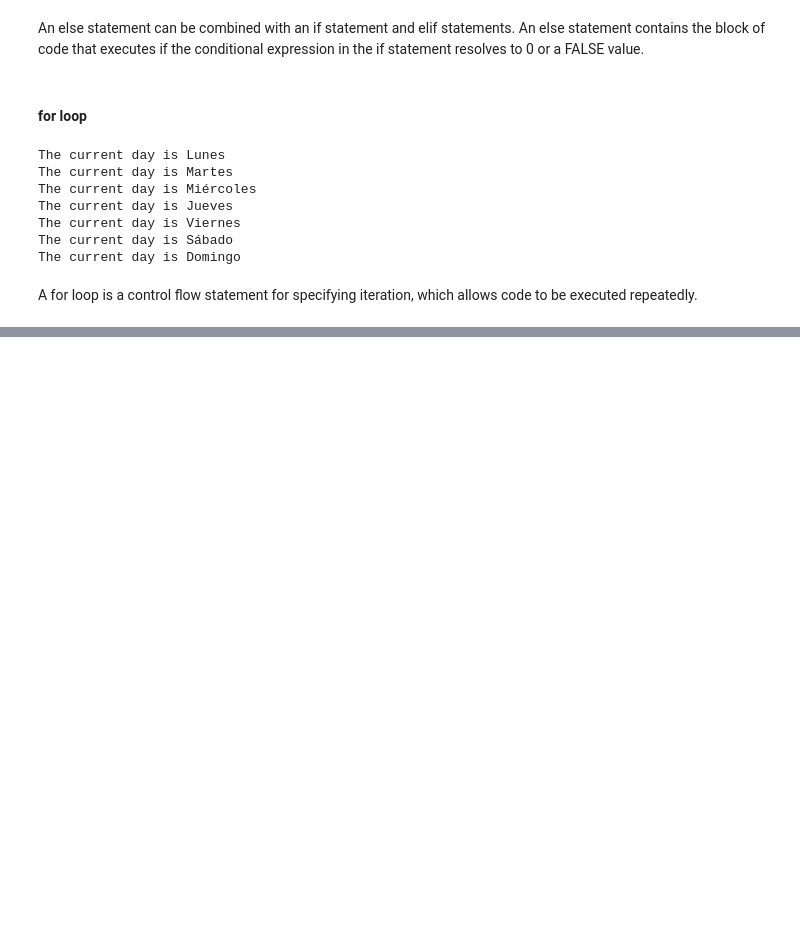
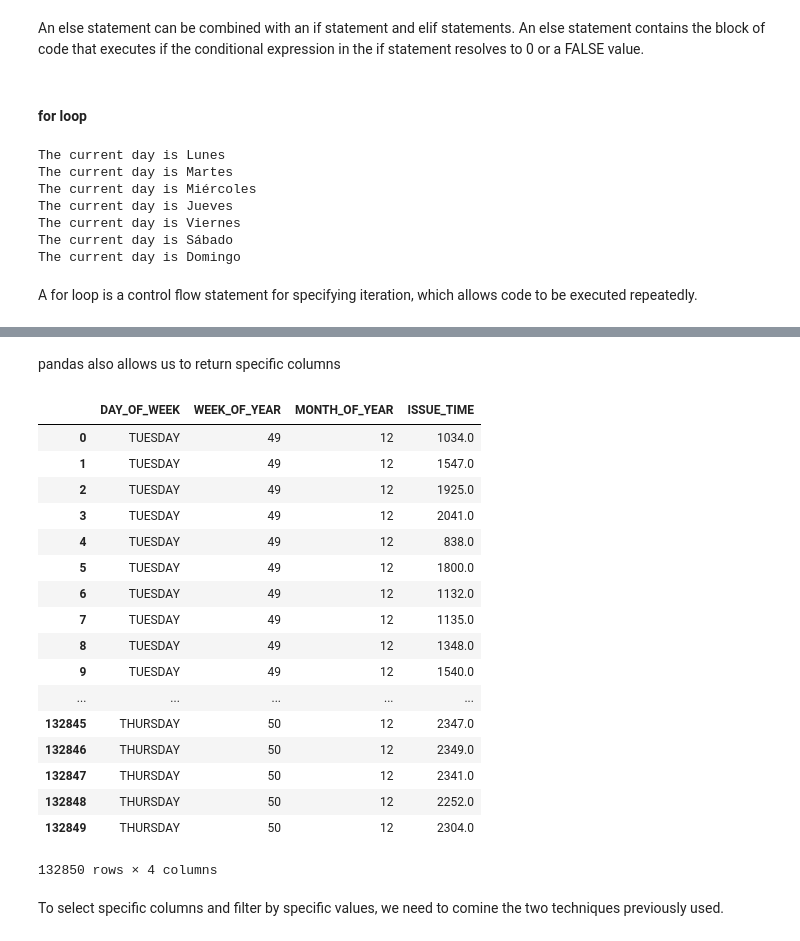
Before and after one commit to davidkrauza/business-analytics, a Jupyter notebook: unit-02/python/unit-02 - python lab-01.ipynb, the cells around one changed output, grey strips where cells are left out. Saved outputs shown, nothing was run; the diff lists cells and outputs as text; code cells hidden in the pictures; blank space fills up the shorter version.

```diff
--- a/unit-02/python/unit-02 - python lab-01.ipynb
+++ b/unit-02/python/unit-02 - python lab-01.ipynb
@@ -145,0 +224,25 @@ A for loop is a control flow statement for specifying iteration, which allows co
+# %% [markdown]
+pandas also allows us to return specific columns
+# %%
+df[['DAY_OF_WEEK', 'WEEK_OF_YEAR', 'MONTH_OF_YEAR', 'ISSUE_TIME']]
+# %% [output]
+|  | DAY_OF_WEEK | WEEK_OF_YEAR | MONTH_OF_YEAR | ISSUE_TIME |
+| 0 | TUESDAY | 49 | 12 | 1034.0 |
+| 1 | TUESDAY | 49 | 12 | 1547.0 |
+| 2 | TUESDAY | 49 | 12 | 1925.0 |
+| 3 | TUESDAY | 49 | 12 | 2041.0 |
+| 4 | TUESDAY | 49 | 12 | 838.0 |
+| 5 | TUESDAY | 49 | 12 | 1800.0 |
+| 6 | TUESDAY | 49 | 12 | 1132.0 |
+| 7 | TUESDAY | 49 | 12 | 1135.0 |
+| 8 | TUESDAY | 49 | 12 | 1348.0 |
+| 9 | TUESDAY | 49 | 12 | 1540.0 |
+| ... | ... | ... | ... | ... |
+| 132845 | THURSDAY | 50 | 12 | 2347.0 |
+| 132846 | THURSDAY | 50 | 12 | 2349.0 |
+| 132847 | THURSDAY | 50 | 12 | 2341.0 |
+| 132848 | THURSDAY | 50 | 12 | 2252.0 |
+| 132849 | THURSDAY | 50 | 12 | 2304.0 |
+132850 rows × 4 columns
+# %% [markdown]
+To select specific columns and filter by specific values, we need to comine the two techniques previously used.
```
Also changed, not shown: parts of 9 cells of this notebook, 1 other file.
